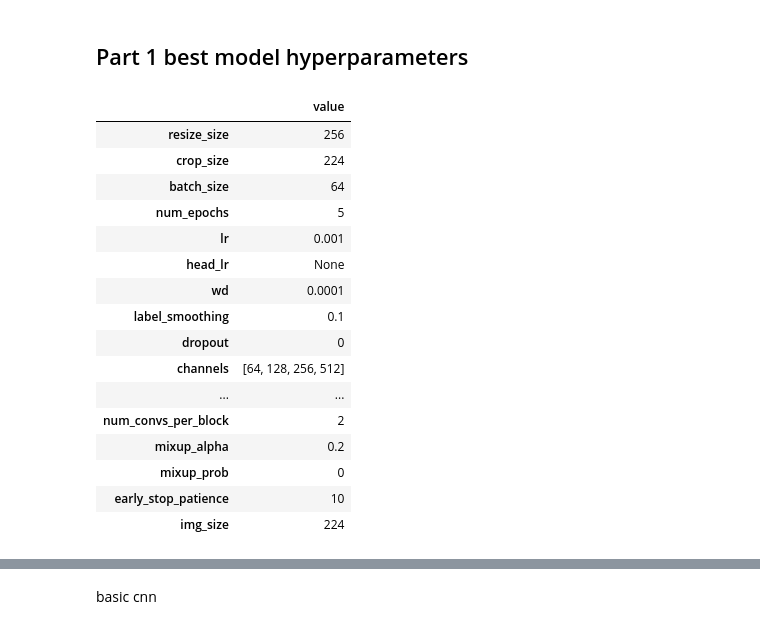
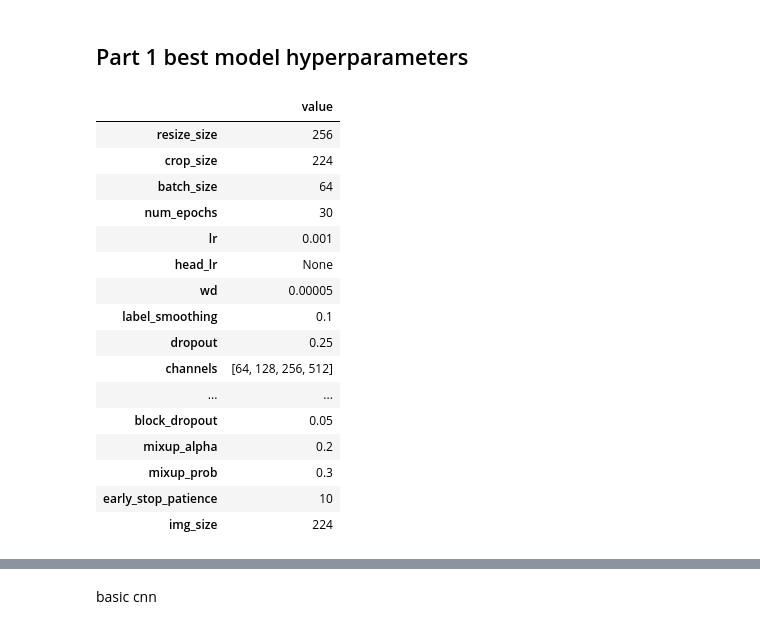
Before and after one commit to mohamadch91/UNIBO_IPCV_Image_classification, a Jupyter notebook: assignment_module_two.ipynb, the cells around one changed output, grey strips where cells are left out. Drawn from its saved outputs; the diff is of its cells as text; code cells hidden in the pictures.

```diff
--- a/assignment_module_two.ipynb
+++ b/assignment_module_two.ipynb
@@ -676,59 +723,40 @@ def get_custom_cnn(num_classes: int, cfg: Dict[str, Any]) -> nn.Module:
 # %% [markdown]
 ## Part 1 best model hyperparameters
 # %%
-cfg_part1_best = copy.deepcopy(cfg)
-cfg_part1_best["run_name"] = "cnn_mixup_balanced_check"
-cfg_part1_best["channels"] = [64, 128, 256, 512]     # back to 4 stages, more capacity
-cfg_part1_best["num_convs_per_block"] = 2
-cfg_part1_best["use_batch_norm"] = True
-cfg_part1_best["dropout"] = 0.3                       # down from 0.5
-cfg_part1_best["lr"] = 1e-3
-cfg_part1_best["wd"] = 1e-4                           # down from 5e-4
-cfg_part1_best["label_smoothing"] = 0.1
-cfg_part1_best["num_epochs"] = 5
-cfg_part1_best["batch_size"] = 64
-cfg_part1_best["mixup_alpha"] = 0.2
-cfg_part1_best["mixup_prob"] = 0.5                   # only mix half the batches, no cutmix
-cfg_part1_best["early_stop_patience"] = 10
-cfg_part1_best["img_size"] = 224
+cfg_part1 = copy.deepcopy(cfg)
+cfg_part1["run_name"] = "residual_block_1"
+cfg_part1["channels"] = [64, 128, 256, 512]     # back to 4 stages, more capacity
+cfg_part1["num_convs_per_block"] = 2
+cfg_part1["use_batch_norm"] = True
+cfg_part1["dropout"] = 0.25
+cfg_part1["block_dropout"] = 0.05 # down from 0.5
+cfg_part1["lr"] = 1e-3
+cfg_part1["wd"] = 5e-5                           # down from 5e-4
+cfg_part1["label_smoothing"] = 0.1
+cfg_part1["num_epochs"] = 30
+cfg_part1["batch_size"] = 64
+cfg_part1["mixup_alpha"] = 0.2
+cfg_part1["mixup_prob"] = 0.3                  # only mix half the batches, no cutmix
+cfg_part1["early_stop_patience"] = 10
+cfg_part1["img_size"] = 224
 
-pd.DataFrame.from_dict(cfg_part1_best, orient="index", columns=["value"])
-# ============================================================
-# STEP 0: CHECK WHAT TRANSFORM YOUR train_dataset ACTUALLY USES
-# ============================================================
-print("=== CHECKING train_dataset TRANSFORM ===")
-train_dataset, data_val, data_test, classes = get_datasets(cfg_part1_best)
-try:
-    print(train_dataset.transform)
-except AttributeError:
-    print("train_dataset has no .transform attribute directly — check how it's built "
-          "(it might be wrapped, e.g. train_dataset.dataset.transform)")
-print("==========================================\n")
-
-# Load the SAME image twice and see if the tensors differ.
-# If they differ significantly, augmentation is active and IS the problem.
-img1, _ = train_dataset[0]
-img2, _ = train_dataset[0]
-diff = (img1 - img2).abs().mean().item()
-print(f"Difference between two loads of the SAME sample: {diff:.6f}")
-print("If this is > ~0.001, your dataset applies RANDOM augmentation every __getitem__ call,")
-print("which breaks memorization tests and slows real training convergence too.\n")
+pd.DataFrame.from_dict(cfg_part1, orient="index", columns=["value"])
 # %% [output]
 |  | value |
 | resize_size | 256 |
 | crop_size | 224 |
 | batch_size | 64 |
-| num_epochs | 5 |
+| num_epochs | 30 |
 | lr | 0.001 |
 | head_lr | None |
-| wd | 0.0001 |
+| wd | 0.00005 |
 | label_smoothing | 0.1 |
-| dropout | 0 |
+| dropout | 0.25 |
 | channels | [64, 128, 256, 512] |
 | ... | ... |
-| num_convs_per_block | 2 |
+| block_dropout | 0.05 |
 | mixup_alpha | 0.2 |
-| mixup_prob | 0 |
+| mixup_prob | 0.3 |
 | early_stop_patience | 10 |
 | img_size | 224 |
 # %%
```
Also changed, not shown: parts of 13 cells of this notebook, 1 other file.
